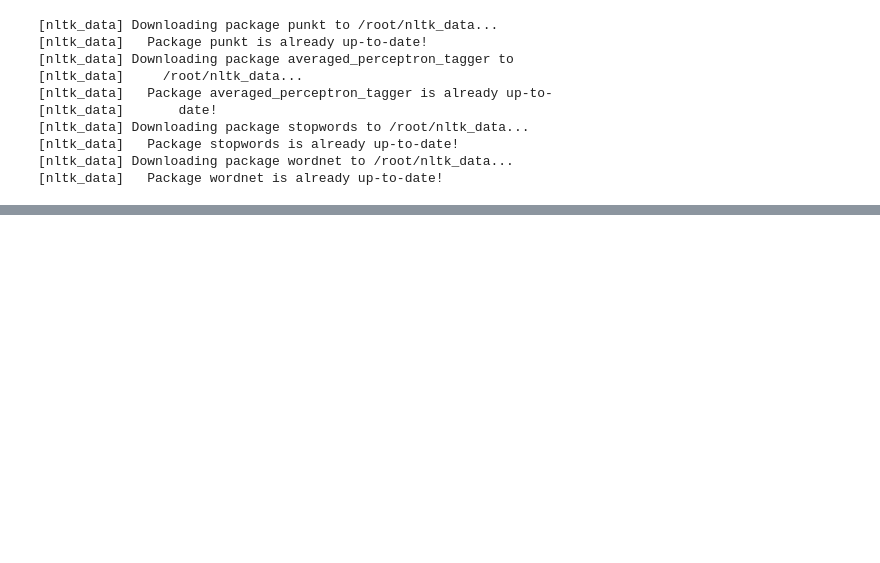
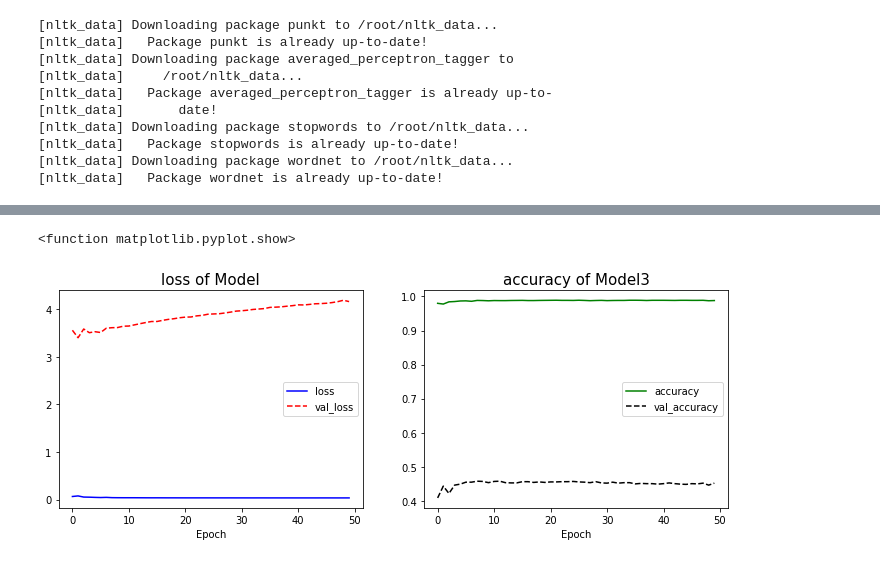
Before and after one commit to solyourock/dacon, a Jupyter notebook: news/lstm_re.ipynb, the cells around one changed output, grey strips where cells are left out. Saved outputs shown, nothing was run; the diff lists cells and outputs as text; code cells hidden in the pictures; blank space fills up the shorter version.

```diff
--- a/news/lstm_re.ipynb
+++ b/news/lstm_re.ipynb
@@ -95,8 +96,7 @@ print("테스트용 리뷰의 개수 : ", len(test_data))
 # %%
-X_train = train_data['tokenized'].values
-y_train = train_data['target'].values
-X_test = test_data['tokenized'].values
-y_test = test_data['target'].values
+X_train = train['tokenized'].values
+y_train = train['target'].values
+X_test = test['tokenized'].values
 # %%
 tokenizer = Tokenizer()
 tokenizer.fit_on_texts(X_train)
@@ -168,3 +199,3 @@ model.summary()
 # %%
 # 모델 실행
-history3 = model.fit(X_train, onehot_Y_train, epochs=50, batch_size=100, validation_split=0.2)
+history = model.fit(X_train, onehot_Y_train, epochs=50, batch_size=100, validation_split=0.2)
@@ -177,19 +232,22 @@ test_pred.to_csv('test_pred.csv', index=False)
 # %%
 # 학습 결과 확인
 plt.figure(figsize=(12,4))
-plt.title('Model 3', fontsize=15)
+plt.title('Model', fontsize=15)
 
 plt.subplot(1, 2, 1)
-plt.title('loss of Model3', fontsize=15)
-plt.plot(history3.history['loss'], 'b-', label='loss')
-plt.plot(history3.history['val_loss'], 'r--', label='val_loss')
+plt.title('loss of Model', fontsize=15)
+plt.plot(history.history['loss'], 'b-', label='loss')
+plt.plot(history.history['val_loss'], 'r--', label='val_loss')
 plt.xlabel('Epoch')
 plt.legend()
 
 plt.subplot(1, 2, 2)
 plt.title('accuracy of Model3', fontsize= 15)
-plt.plot(history3.history['accuracy'], 'g-', label='accuracy')
-plt.plot(history3.history['val_accuracy'],'k--', label='val_accuracy')
+plt.plot(history.history['accuracy'], 'g-', label='accuracy')
+plt.plot(history.history['val_accuracy'],'k--', label='val_accuracy')
 plt.xlabel('Epoch')
 plt.legend()
 plt.show
+# %% [output]
+<function matplotlib.pyplot.show>
+[figure, added]
```
Also changed, not shown: parts of 12 cells of this notebook.
